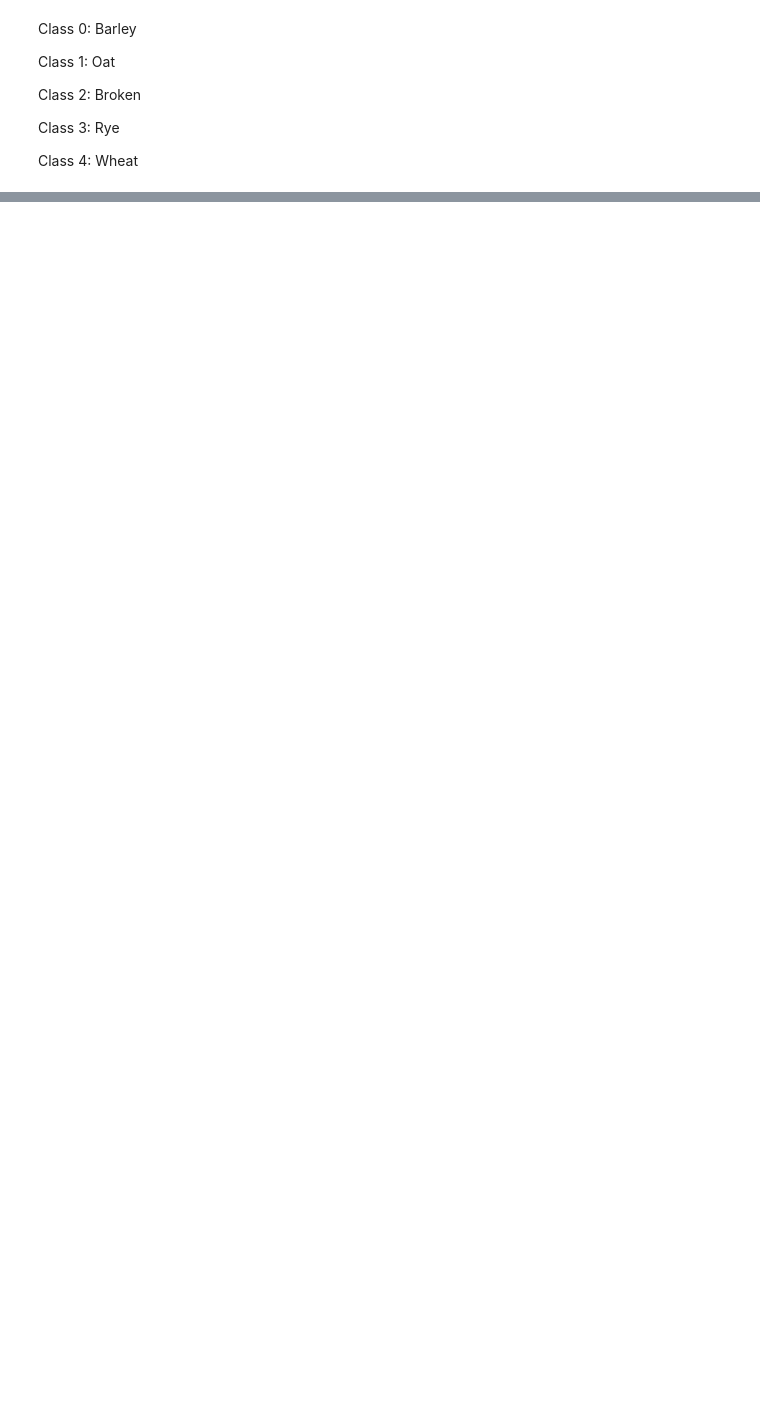
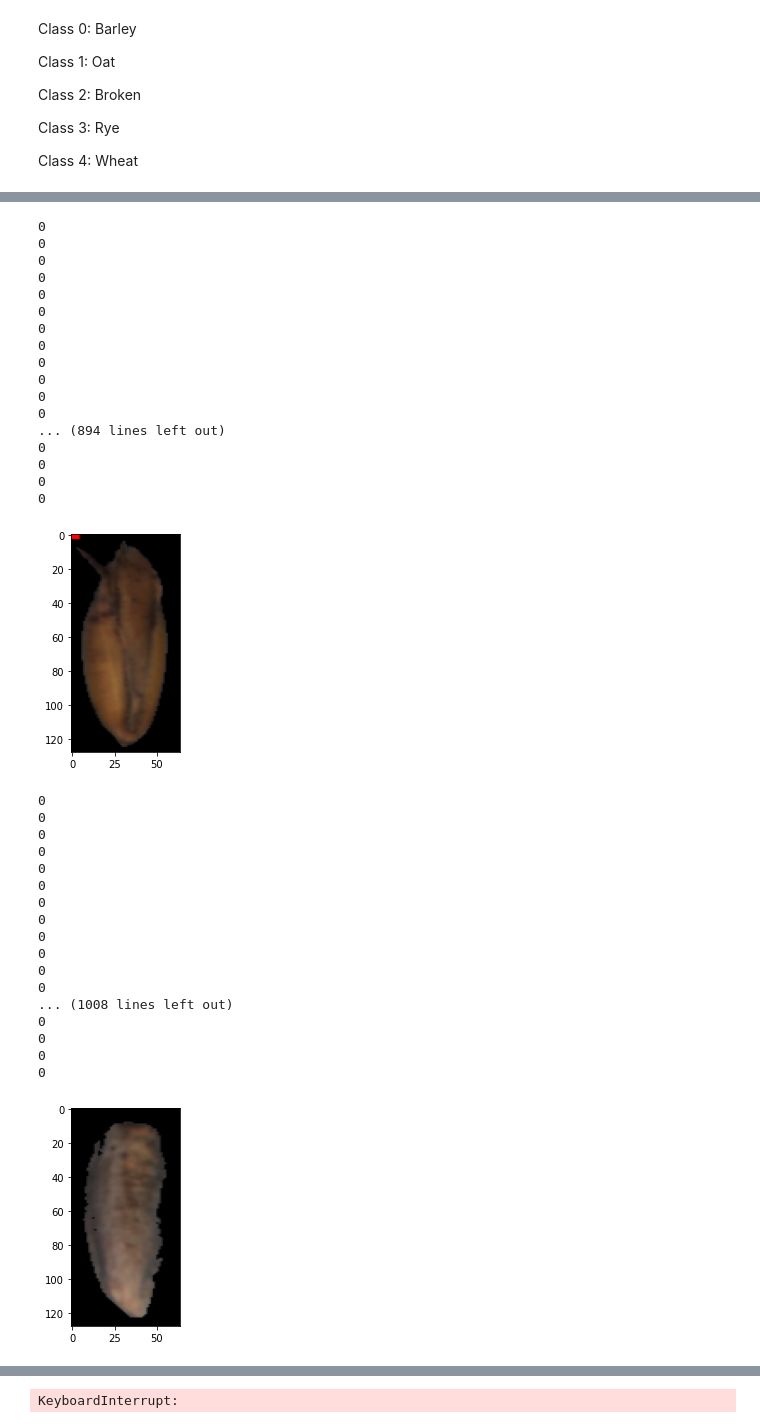
Before and after one commit to Ersboll/Using-Deep-Learning-to-classify-grain-kernels-and-grain-damages, a Jupyter notebook: src/dataloader.ipynb, the cells around one changed output, grey strips where cells are left out. Drawn from its saved outputs; the diff is of its cells as text; code cells hidden in the pictures; blank space fills up the shorter version.

```diff
--- a/src/dataloader.ipynb
+++ b/src/dataloader.ipynb
@@ -22,8 +23,8 @@ Class 3: Rye
 Class 4: Wheat
 # %%
 class dataset (Dataset):
-    def __init__(self,train,transform,data_path='../data'):
-        self.transform = transform
+    def __init__(self,train,size,data_path='../data'):
+        self.size = size
         data_path = os.path.join(data_path, 'train' if train else 'test')
         image_classes = [os.path.split(d)[1] for d in glob.glob(data_path +'/*') if os.path.isdir(d)]
         image_classes.sort()
@@ -34,11 +35,27 @@ class dataset (Dataset):
         return len(self.image_paths) #len(self.data)
 
     def __getitem__(self,idx):
-        'Generates one sample of data'
         image_path = self.image_paths[idx]
 
         image = np.load(image_path)
         c = os.path.split(os.path.split(image_path)[0])[1]
         y = self.name_to_label[c]
-        X = self.transform(image)
+
+        image = image[:,:,:7]
+        #create a simple mask, and make everything else 0
+        mask = image[:,:,4].copy()
+        #fix divide by zero
+#         mask[image[:,:,4]/image[:,:,1] < 1] = 0
+#         mask[image[:,:,4]/image[:,:,1] >= 1] = 1
+
+        mask[image[:,:,4] < 35] = 0
+        mask[image[:,:,4] >= 35] = 1
+        image[mask==0] = 0
+
+        image = cv2.resize(image,self.size,interpolation=cv2.INTER_LINEAR)
+
+        X = transforms.functional.to_tensor(image)
         return X,y
+
+    def get_image_paths(self):
+        return self.image_paths
@@ -123,0 +94,5 @@ def dataloader(data,target,batch_size):
+# %%
+for minibatch_no, (data, target) in enumerate(train_loader):
+    plt.imshow(np.moveaxis(data[2].numpy(),0,-1)[:,:,[4,2,1]])
+    plt.show()
+# %% [output]
@@ -123,0 +116,36 @@ def dataloader(data,target,batch_size):
+0
+0
+0
+0
+0
+0
+0
+0
+0
+0
+0
+0
+... (894 lines left out)
+0
+0
+0
+0
+[figure, added]
+0
+0
+0
+0
+0
+0
+0
+0
+0
+0
+0
+0
+... (1008 lines left out)
+0
+0
+0
+0
+[figure, added]
@@ -123,0 +169 @@ def dataloader(data,target,batch_size):
+KeyboardInterrupt:
```
Also changed, not shown: parts of 7 cells of this notebook, 1 other file.
